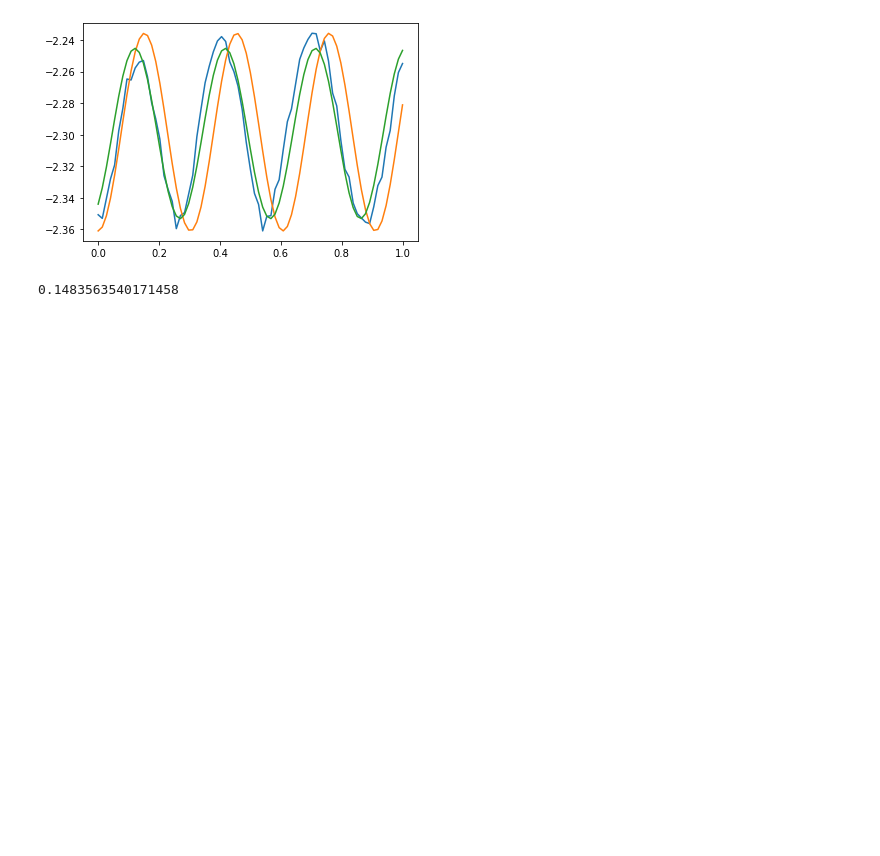
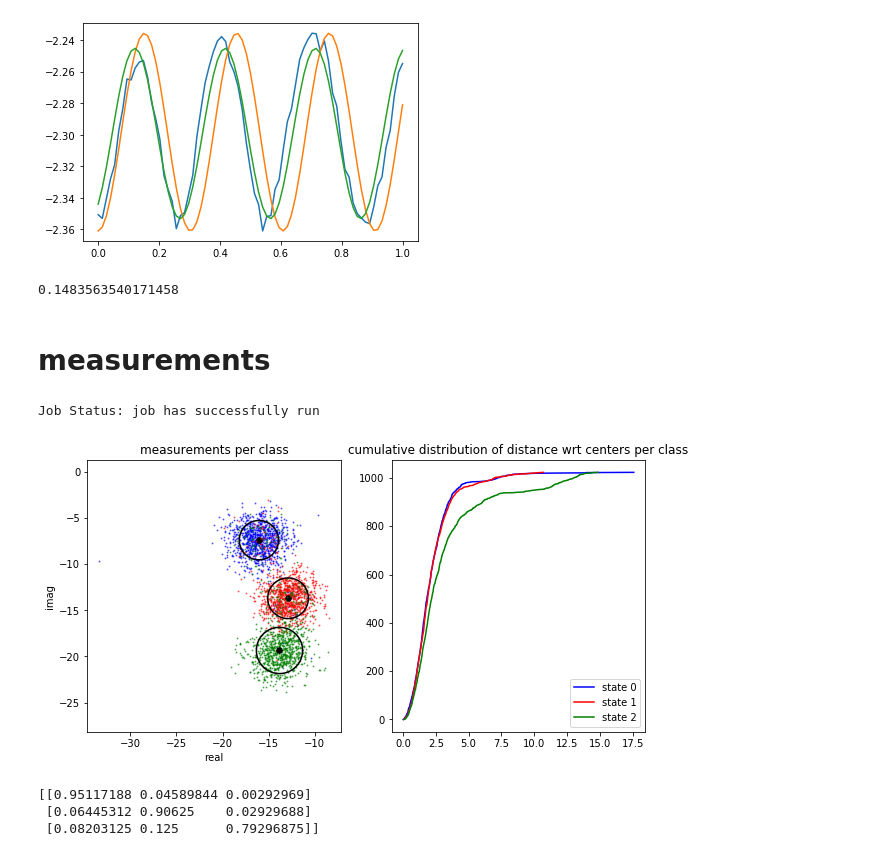
Before and after one commit to CDL-Quantum/Hackathon2021, a Jupyter notebook: CosmiQ/class_gates.ipynb, the cells around one changed output. Cells and saved outputs as stored; diff of their text form; code cells hidden in the pictures; blank space fills up the shorter version.

Commit message:
gate class measurements added

```diff
--- a/CosmiQ/class_gates.ipynb
+++ b/CosmiQ/class_gates.ipynb
@@ -230,9 +311,11 @@ cal = Calibration()
 df01 = cal.df01_calib
 a01 = cal.a01_calib
 df12 = cal.df12_calib
+a12 = cal.a12_calib
 print(df01)
 print(a01)
 print(df12)
+print(a12)
 # %% [output]
 35475.89130739317
 0.14917816517791702
@@ -241,9 +325,11 @@ print(df12)
 cal.df01_calib = df01
 cal.a01_calib = a01
 cal.df12_calib = df12
+cal.a12_calib = a12
 print(df01)
 print(a01)
 print(df12)
+print(a12)
 # %% [output]
 35475.89130739317
 0.14917816517791702
@@ -332,3 +419,21 @@ cal.fit_results_a12(result_data,drive_powers)
 cal.a12_calib
 # %% [output]
 0.1483563540171458
+# %% [markdown]
+# measurements
+# %%
+states,schedules = cal.measurement_schedule()
+# %%
+result_data = cal.run_schedule(schedules,boolAvg=False)
+# %% [output]
+Job Status: job has successfully run
+# %%
+cal.fit_measurements(result_data)
+# %% [output]
+[figure, added]
+# %%
+print(cal.confusion_matrix)
+# %% [output]
+[[0.95117188 0.04589844 0.00292969]
+ [0.06445312 0.90625    0.02929688]
+ [0.08203125 0.125      0.79296875]]
```
Also changed, not shown: parts of 3 cells of this notebook.
